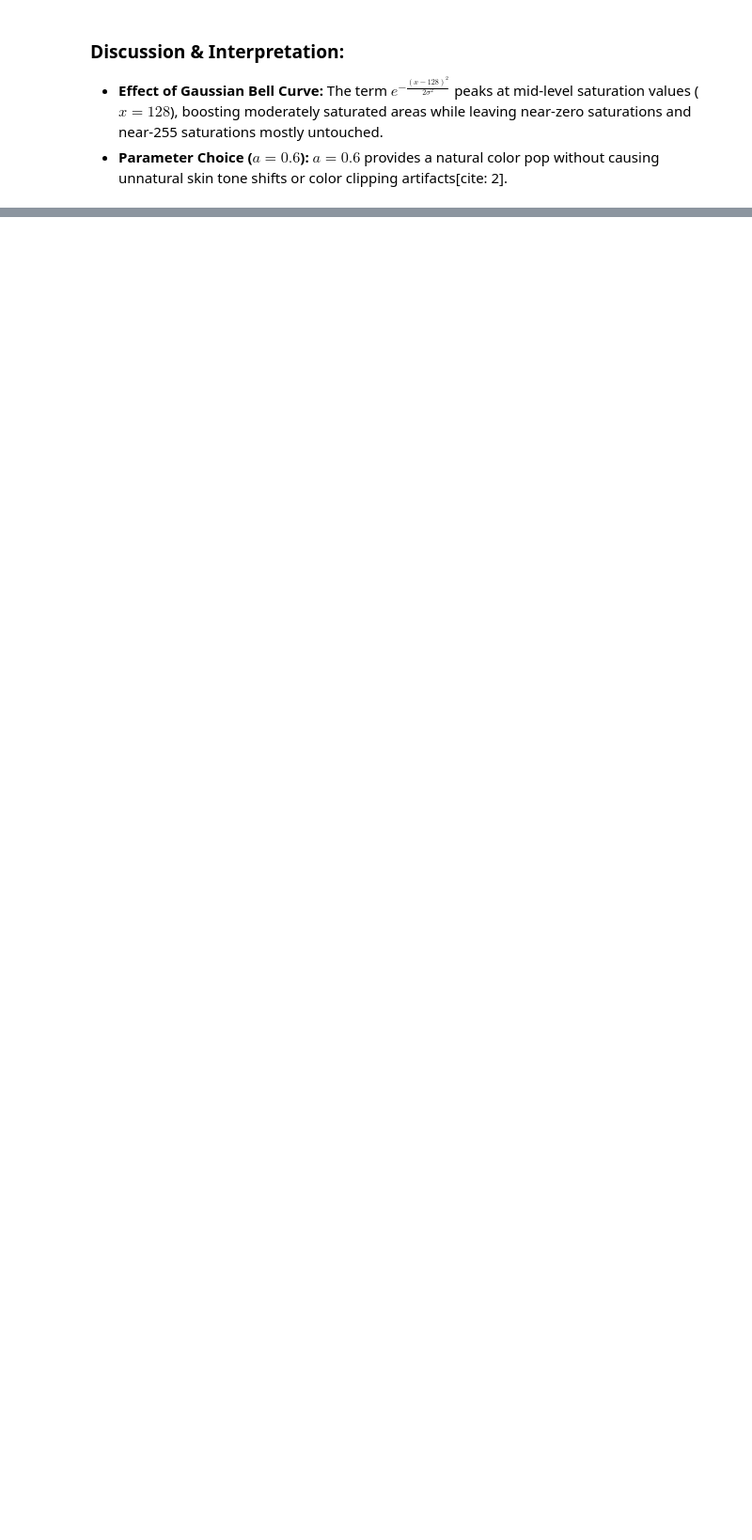
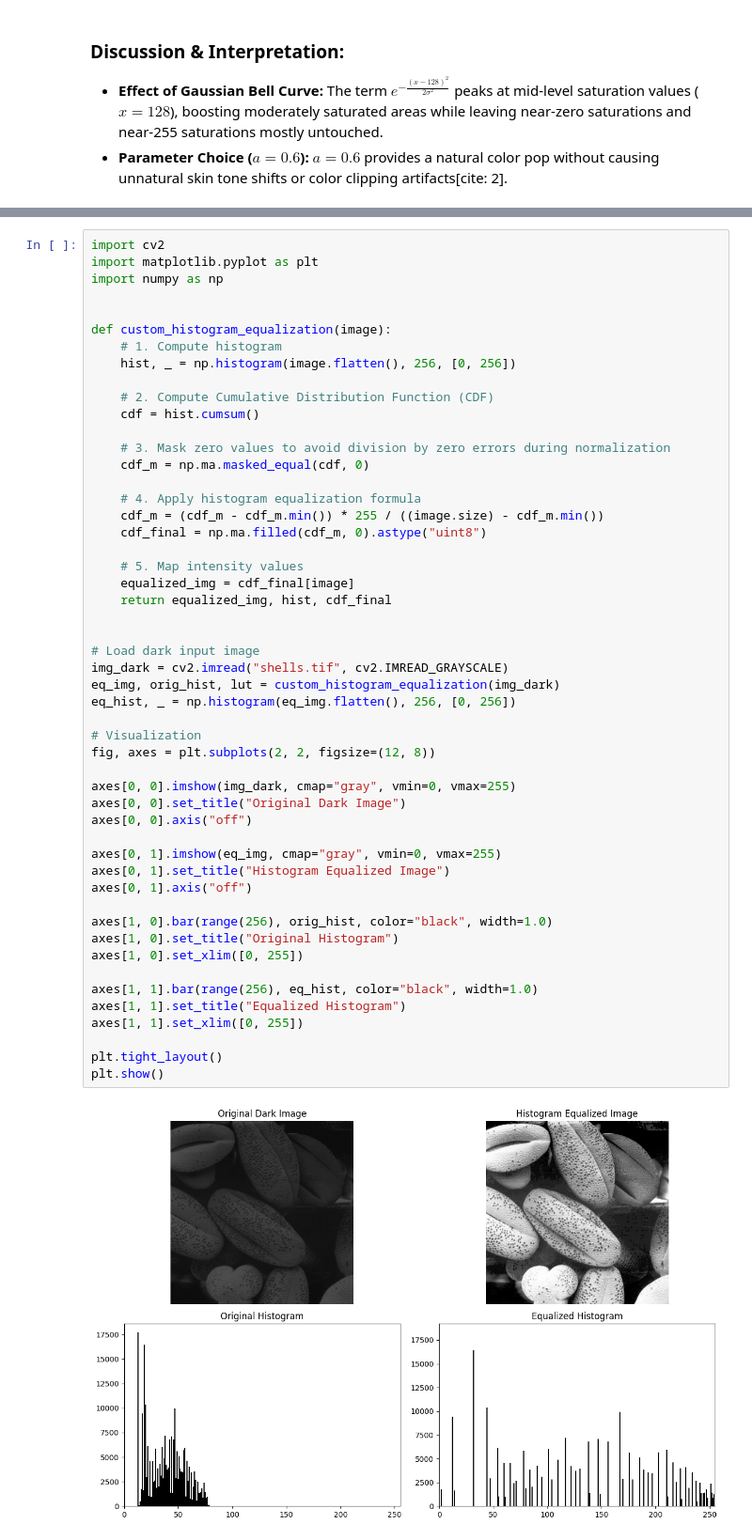
Before and after one commit to dulaksha-chathura/EN3160-Assignment-1-on-Intensity-Transformations-and-Neighborhood-Filtering, a Jupyter notebook: 230100M_a01.ipynb, the cells around one changed output, grey strips where cells are left out. Shown at 94% size. Saved outputs shown, nothing was run; the diff lists cells and outputs as text; blank space fills up the shorter version.

```diff
--- a/230100M_a01.ipynb
+++ b/230100M_a01.ipynb
@@ -329,0 +335,53 @@ plt.show()
+# %%
+import cv2
+import matplotlib.pyplot as plt
+import numpy as np
+
+
+def custom_histogram_equalization(image):
+    # 1. Compute histogram
+    hist, _ = np.histogram(image.flatten(), 256, [0, 256])
+
+    # 2. Compute Cumulative Distribution Function (CDF)
+    cdf = hist.cumsum()
+
+    # 3. Mask zero values to avoid division by zero errors during normalization
+    cdf_m = np.ma.masked_equal(cdf, 0)
+
+    # 4. Apply histogram equalization formula
+    cdf_m = (cdf_m - cdf_m.min()) * 255 / ((image.size) - cdf_m.min())
+    cdf_final = np.ma.filled(cdf_m, 0).astype("uint8")
+
+    # 5. Map intensity values
+    equalized_img = cdf_final[image]
+    return equalized_img, hist, cdf_final
+
+
+# Load dark input image
+img_dark = cv2.imread("shells.tif", cv2.IMREAD_GRAYSCALE)
+eq_img, orig_hist, lut = custom_histogram_equalization(img_dark)
+eq_hist, _ = np.histogram(eq_img.flatten(), 256, [0, 256])
+
+# Visualization
+fig, axes = plt.subplots(2, 2, figsize=(12, 8))
+
+axes[0, 0].imshow(img_dark, cmap="gray", vmin=0, vmax=255)
+axes[0, 0].set_title("Original Dark Image")
+axes[0, 0].axis("off")
+
+axes[0, 1].imshow(eq_img, cmap="gray", vmin=0, vmax=255)
+axes[0, 1].set_title("Histogram Equalized Image")
+axes[0, 1].axis("off")
+
+axes[1, 0].bar(range(256), orig_hist, color="black", width=1.0)
+axes[1, 0].set_title("Original Histogram")
+axes[1, 0].set_xlim([0, 255])
+
+axes[1, 1].bar(range(256), eq_hist, color="black", width=1.0)
+axes[1, 1].set_title("Equalized Histogram")
+axes[1, 1].set_xlim([0, 255])
+
+plt.tight_layout()
+plt.show()
+# %% [output]
+[figure, added]
```
Also changed, not shown: parts of 2 cells of this notebook.
